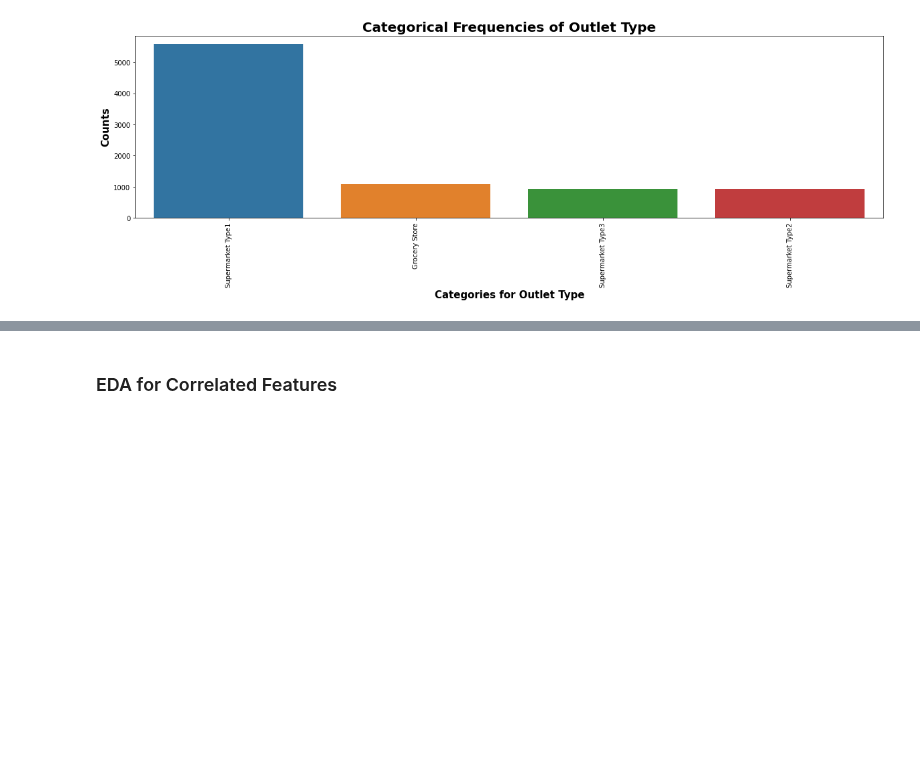
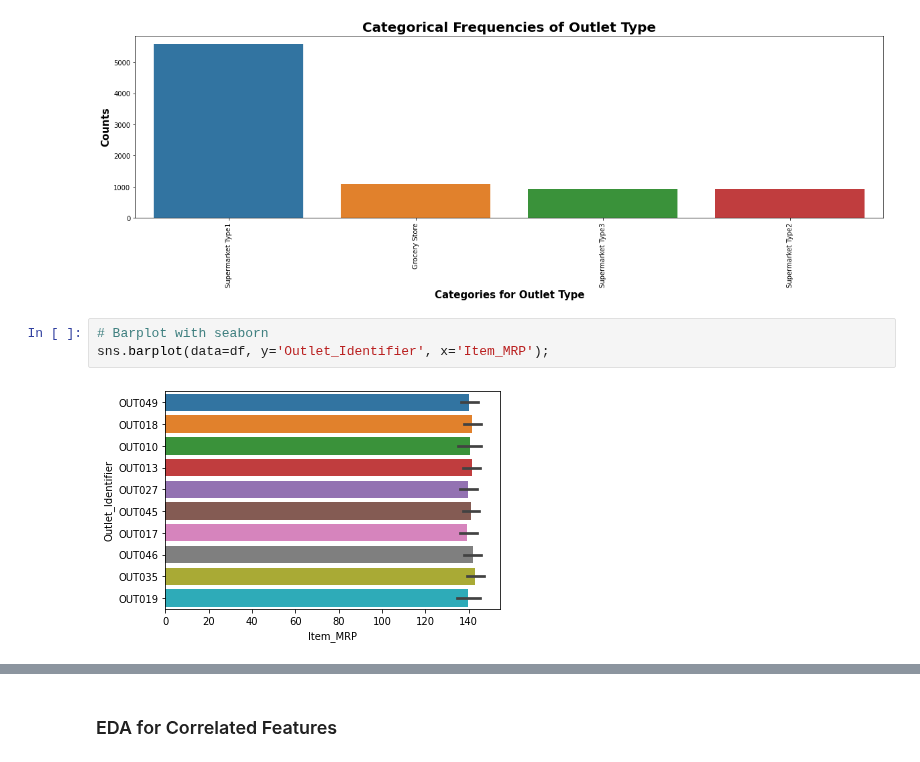
Before and after one commit to pylabview/sales-predicctions, a Jupyter notebook: DS_Sales_Predicctions.ipynb, the cells around one changed output, grey strips where cells are left out. Saved outputs shown, nothing was run; the diff lists cells and outputs as text; blank space fills up the shorter version.

```diff
--- a/DS_Sales_Predicctions.ipynb
+++ b/DS_Sales_Predicctions.ipynb
@@ -479,3 +479,8 @@ Supermarket Type3     935
 Supermarket Type2     928
 Name: Outlet_Type, dtype: int64
 [figure]
+# %%
+# Barplot with seaborn
+sns.barplot(data=df, y='Outlet_Identifier', x='Item_MRP');
+# %% [output]
+[figure, added]
```
Also changed, not shown: parts of 2 cells of this notebook.
